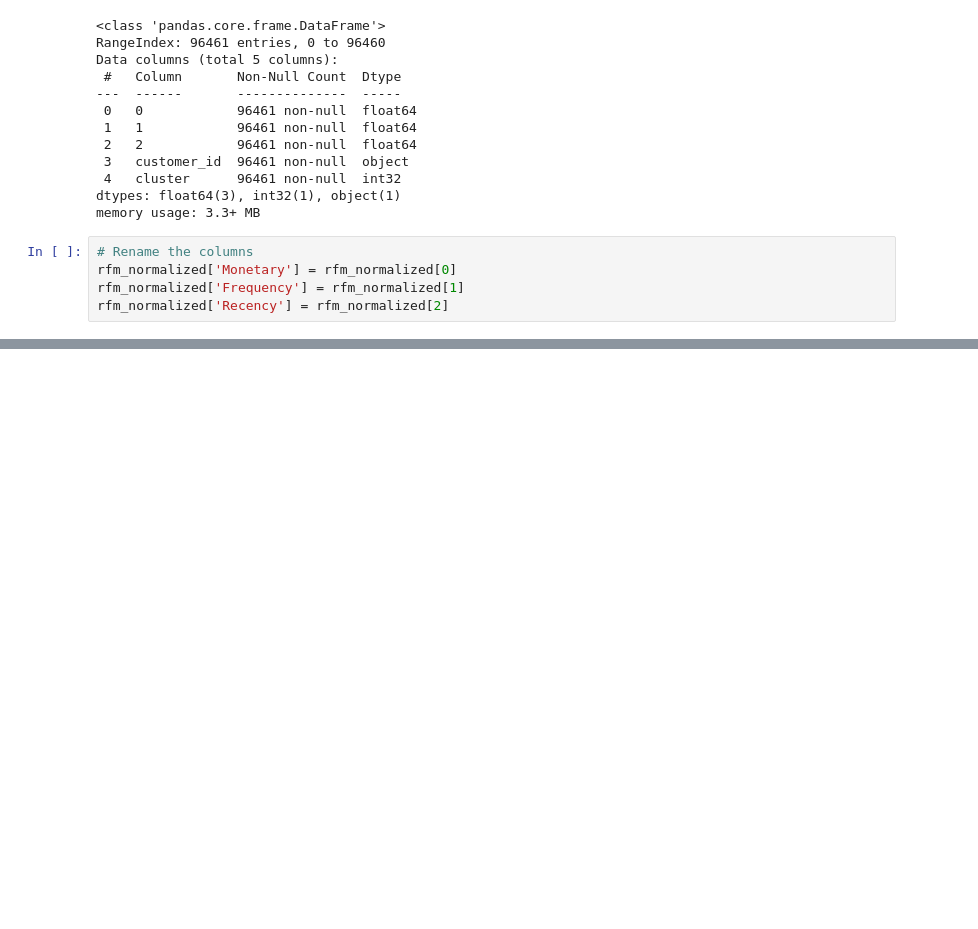
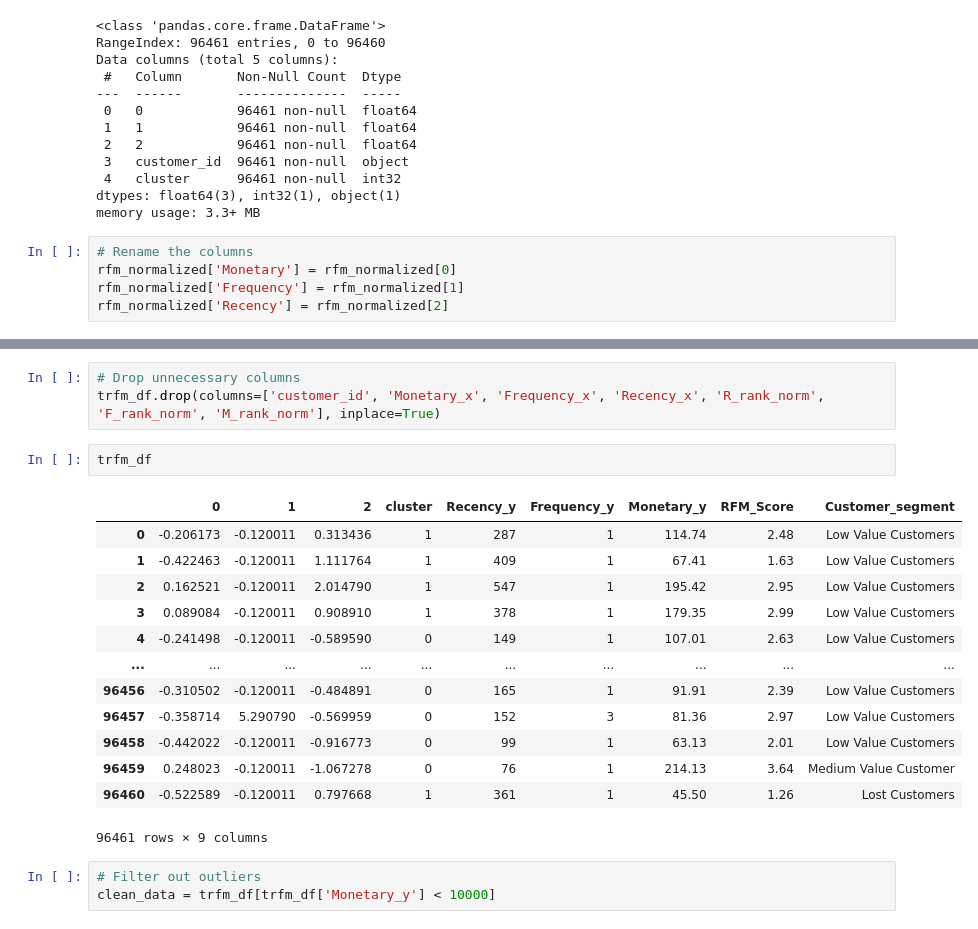
Before and after one commit to tony19415/Brazil-E-Commerce, a Jupyter notebook: 01_data_analysis.ipynb, the cells around one changed output, grey strips where cells are left out. Drawn from its saved outputs; the diff is of its cells as text; blank space fills up the shorter version.

```diff
--- a/01_data_analysis.ipynb
+++ b/01_data_analysis.ipynb
@@ -945,0 +990,22 @@ sns.boxplot(x='cluster', y='Recency', data=rfm_normalized)
+# %%
+# Drop unnecessary columns
+trfm_df.drop(columns=['customer_id', 'Monetary_x', 'Frequency_x', 'Recency_x', 'R_rank_norm', 'F_rank_norm', 'M_rank_norm'], inplace=True)
+# %%
+trfm_df
+# %% [output]
+|  | 0 | 1 | 2 | cluster | Recency_y | Frequency_y | Monetary_y | RFM_Score | Customer_segment |
+| 0 | -0.206173 | -0.120011 | 0.313436 | 1 | 287 | 1 | 114.74 | 2.48 | Low Value Customers |
+| 1 | -0.422463 | -0.120011 | 1.111764 | 1 | 409 | 1 | 67.41 | 1.63 | Low Value Customers |
+| 2 | 0.162521 | -0.120011 | 2.014790 | 1 | 547 | 1 | 195.42 | 2.95 | Low Value Customers |
+| 3 | 0.089084 | -0.120011 | 0.908910 | 1 | 378 | 1 | 179.35 | 2.99 | Low Value Customers |
+| 4 | -0.241498 | -0.120011 | -0.589590 | 0 | 149 | 1 | 107.01 | 2.63 | Low Value Customers |
+| ... | ... | ... | ... | ... | ... | ... | ... | ... | ... |
+| 96456 | -0.310502 | -0.120011 | -0.484891 | 0 | 165 | 1 | 91.91 | 2.39 | Low Value Customers |
+| 96457 | -0.358714 | 5.290790 | -0.569959 | 0 | 152 | 3 | 81.36 | 2.97 | Low Value Customers |
+| 96458 | -0.442022 | -0.120011 | -0.916773 | 0 | 99 | 1 | 63.13 | 2.01 | Low Value Customers |
+| 96459 | 0.248023 | -0.120011 | -1.067278 | 0 | 76 | 1 | 214.13 | 3.64 | Medium Value Customer |
+| 96460 | -0.522589 | -0.120011 | 0.797668 | 1 | 361 | 1 | 45.50 | 1.26 | Lost Customers |
+96461 rows × 9 columns
+# %%
+# Filter out outliers
+clean_data = trfm_df[trfm_df['Monetary_y'] < 10000]
```
Also changed, not shown: parts of 10 cells of this notebook, 4 other files.
